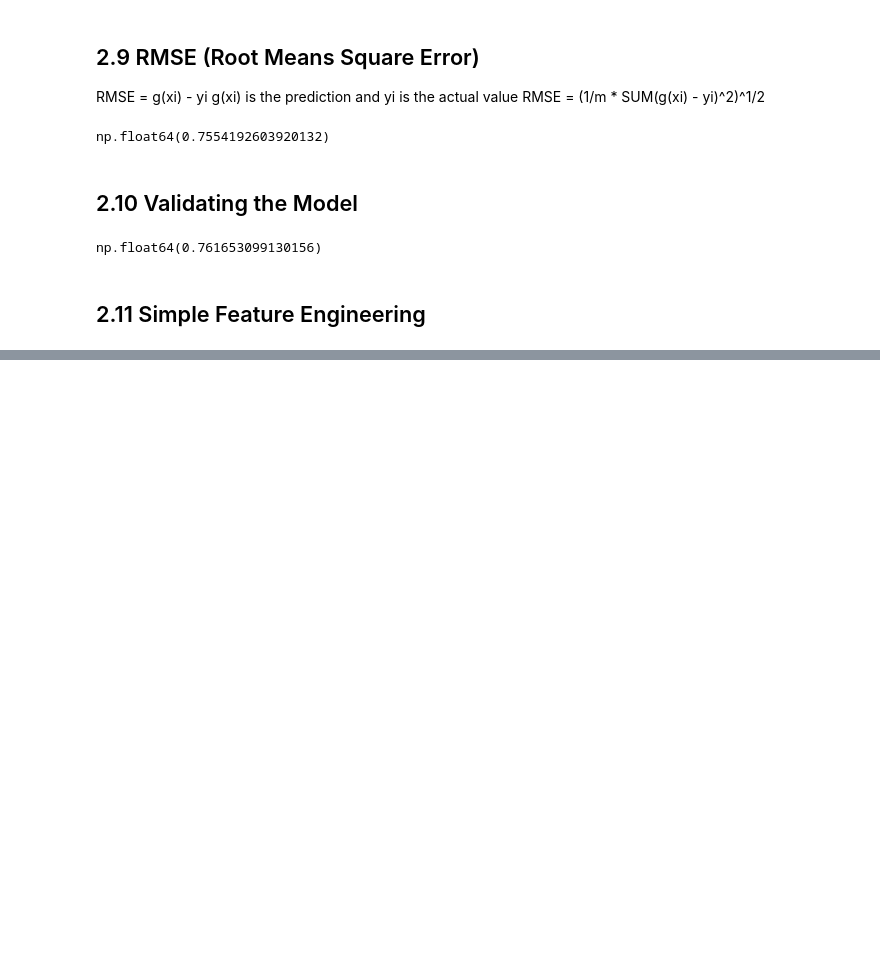
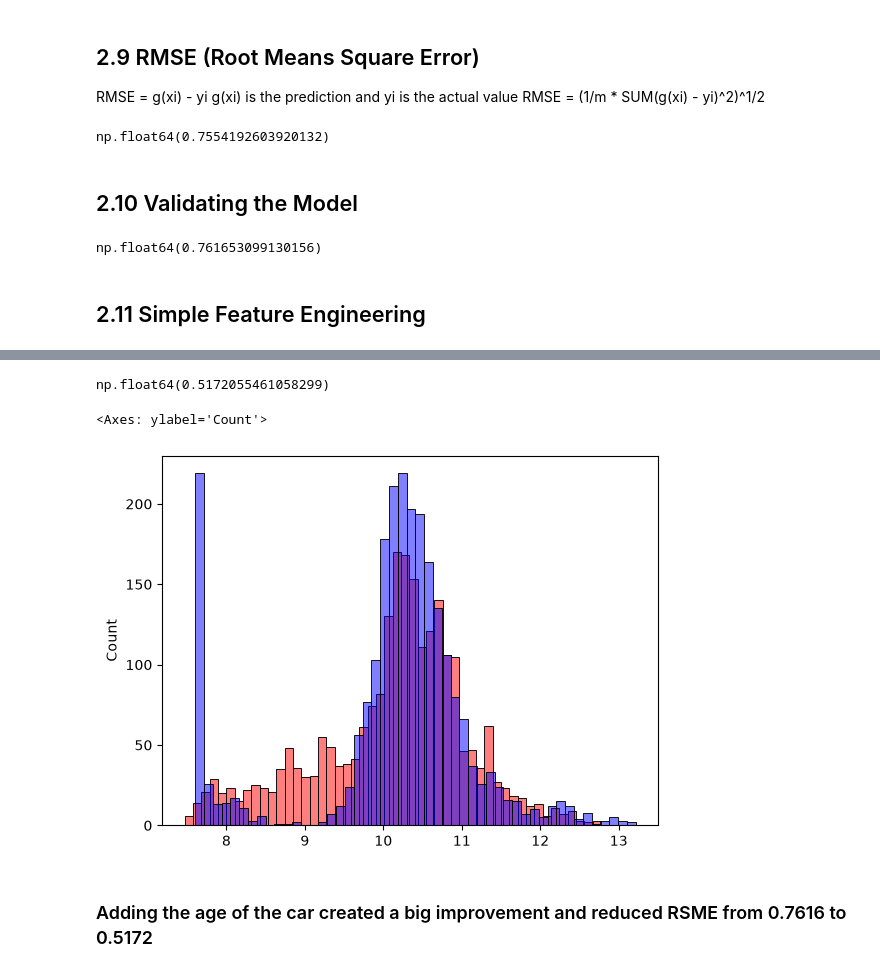
Before and after one commit to sateba17/ml-zoomcamp-2026, a Jupyter notebook: 02-car-price/car-price-demo.ipynb, the cells around one changed output, grey strips where cells are left out. Saved outputs shown, nothing was run; the diff lists cells and outputs as text; code cells hidden in the pictures; blank space fills up the shorter version.

```diff
--- a/02-car-price/car-price-demo.ipynb
+++ b/02-car-price/car-price-demo.ipynb
@@ -689,0 +705,11 @@ np.float64(0.761653099130156)
+# %%
+def prepare_X(df):
+    df = df.copy()
+
+    df['age'] = 2017 - df.year
+    features = base + ['age']
+
+    df_num = df[features]
+    df_num = df_num.fillna(0)
+    X = df_num.values
+    return X
@@ -689,0 +737,18 @@ np.float64(0.761653099130156)
+# %%
+X_train = prepare_X(df_train)
+w0, w = train_linear_reg(X_train, y_train)
+
+X_val = prepare_X(df_val)
+y_pred = w0 + X_val.dot(w)
+
+rmse(y_val, y_pred)
+# %% [output]
+np.float64(0.5172055461058299)
+# %%
+sns.histplot(y_pred, color='red', alpha=0.5, bins=50)
+sns.histplot(y_val, color='blue', alpha=0.5, bins=50)
+# %% [output]
+<Axes: ylabel='Count'>
+[figure, added]
+# %% [markdown]
+### Adding the age of the car created a big improvement and reduced RSME from 0.7616 to 0.5172
```
Also changed, not shown: parts of 4 cells of this notebook.
